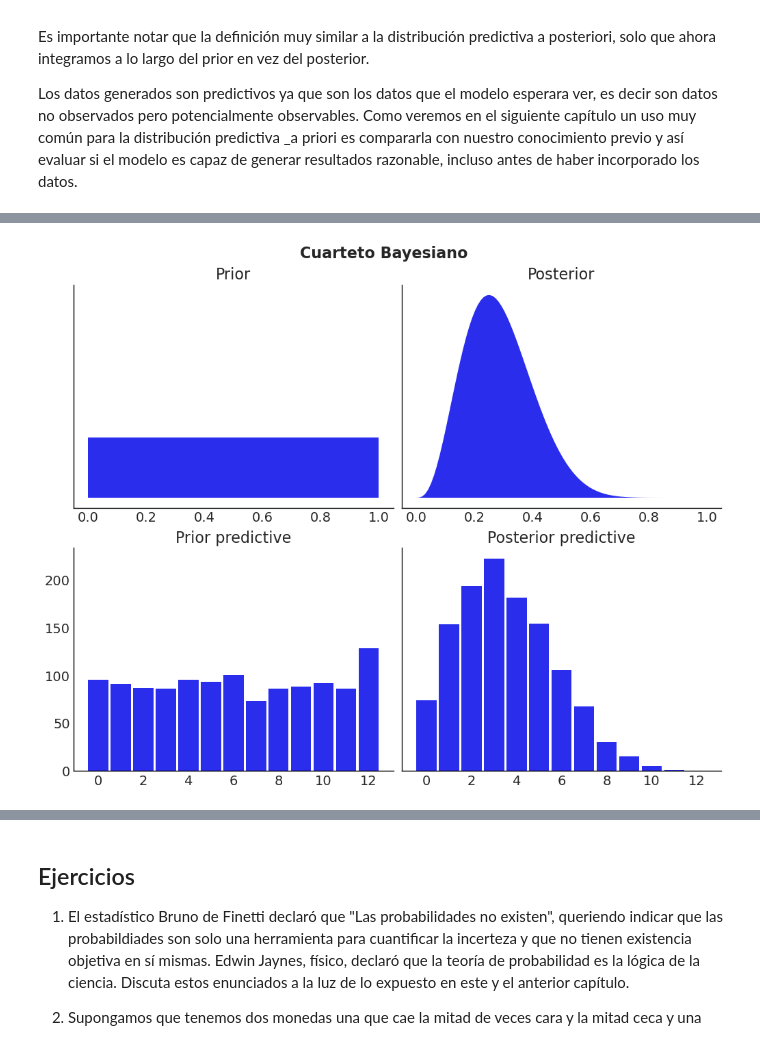
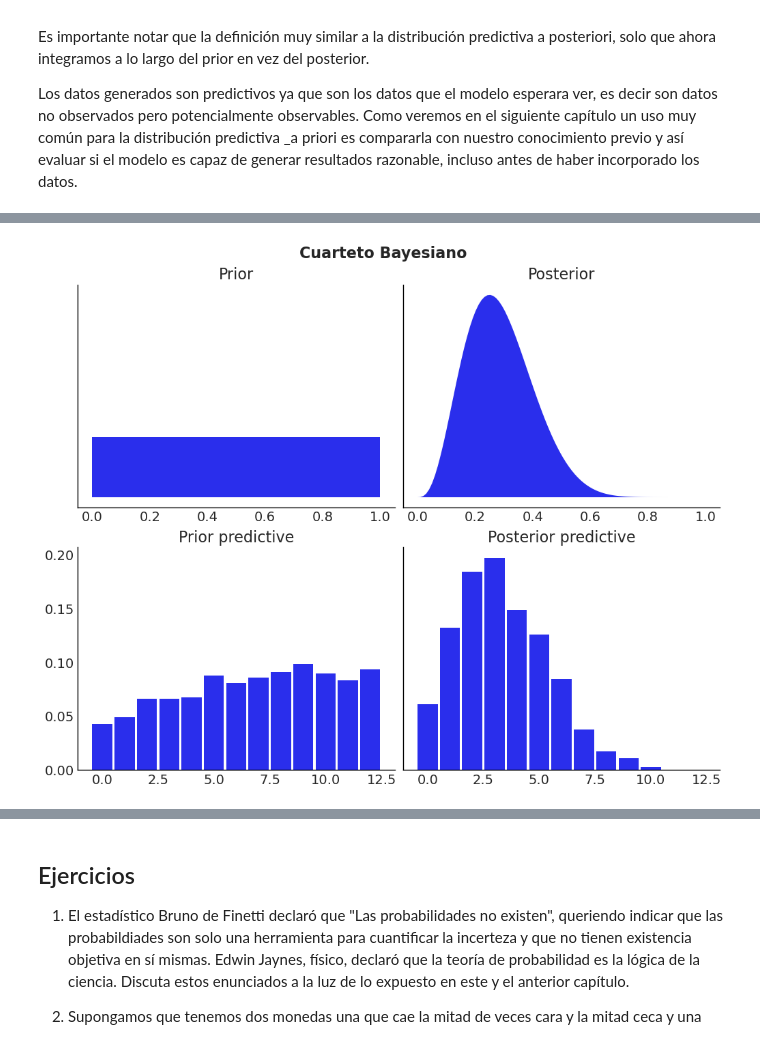
Before and after one commit to Grupo-de-modelado-probabilista/modelado_bayesiano, a Jupyter notebook: 01_Teorema_de_Bayes_e_inferencia_estadística.ipynb, the cells around one changed output, grey strips where cells are left out. Drawn from its saved outputs; the diff is of its cells as text; code cells hidden in the pictures.

```diff
--- a/01_Teorema_de_Bayes_e_inferencia_estadística.ipynb
+++ b/01_Teorema_de_Bayes_e_inferencia_estadística.ipynb
@@ -466,36 +480,36 @@ fig, axes = plt.subplots(2, 2, figsize=(10, 8), sharex="row", sharey="row")
 axes = np.ravel(axes)
 dist = stats.beta
 a_prior = 1
 b_prior = 1
 N = 12
 y = 3
 x = np.linspace(0, 1, 100)
 
 
 prior = dist.pdf(x, a_prior, b_prior)
 axes[0].fill_between(x, 0, prior)
 axes[0].set_title("Prior")
 axes[0].set_yticks([])
 
 
 posterior = dist.pdf(x, a_prior + y, b_prior + N - y)
 axes[1].fill_between(x, 0, posterior)
 axes[1].set_title("Posterior")
 
 
 prior = dist.rvs(a_prior, b_prior, size=100)
 prior_predictive = np.hstack([stats.binom(n=N, p=p).rvs(N) for p in prior])
-axes[2].hist(prior_predictive, bins=range(0, N+2), rwidth=0.9, align="left")
+axes[2].hist(prior_predictive, bins=range(0, N+2), rwidth=0.9, align="left", density=True)
 axes[2].set_title("Prior predictive")
 
 posterior = dist.rvs(a_prior + y, b_prior + N - y, size=100)
 prior_predictive = np.hstack([stats.binom(n=N, p=p).rvs(N) for p in posterior])
-axes[3].hist(prior_predictive, bins=range(0, N+2), rwidth=0.9, align="left")
+axes[3].hist(prior_predictive, bins=range(0, N+2), rwidth=0.9, align="left", density=True)
 axes[3].set_title("Posterior predictive");
 
 fig.suptitle("Cuarteto Bayesiano", fontweight="bold", fontsize=16);
 # %% [output]
-[figure, old version]
+[figure, new version]
 # %% [markdown]
 ## Resumen
 
```
Also changed, not shown: parts of 8 cells of this notebook.
